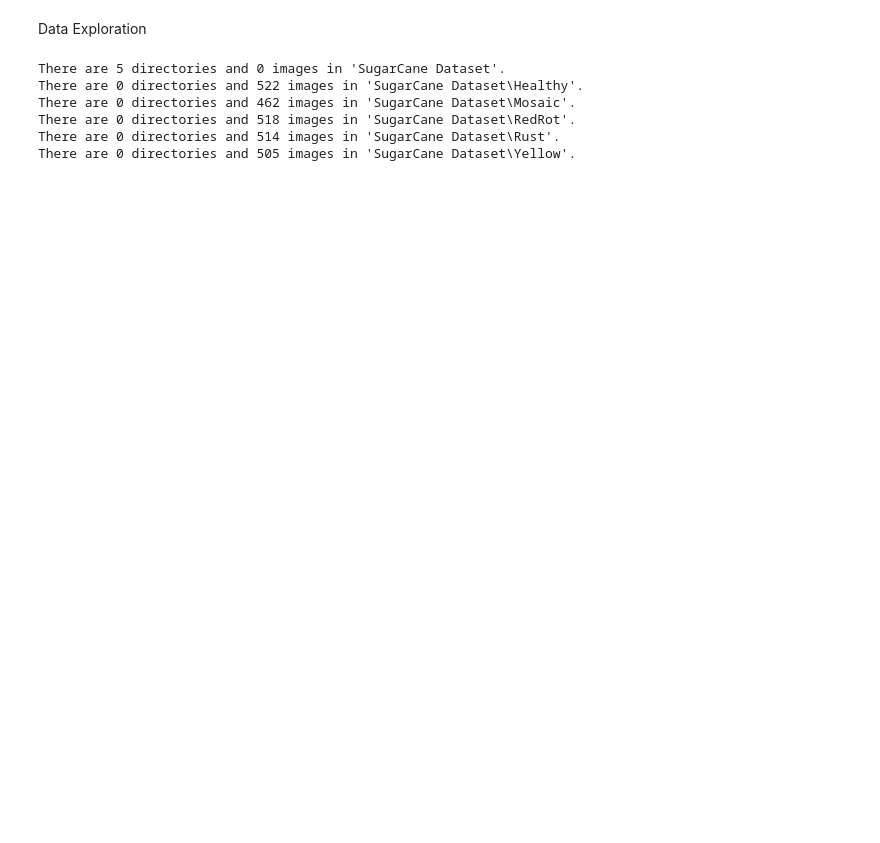
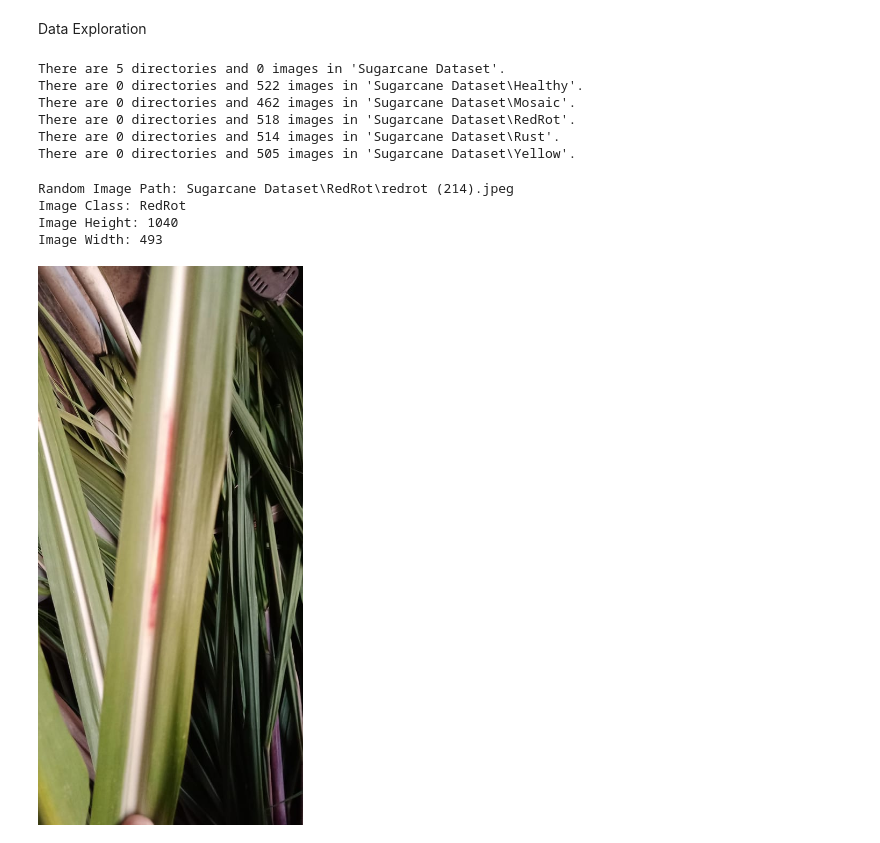
Before and after one commit to MayukhTunga/SugarCane-Disease-Prediction, a Jupyter notebook: train.ipynb, the cells around one changed output. Cells and saved outputs as stored; diff of their text form; code cells hidden in the pictures; blank space fills up the shorter version.

Commit message:
Image Visualisation and splitting dataset

```diff
--- a/train.ipynb
+++ b/train.ipynb
@@ -6,5 +10,5 @@ import numpy as np
 # %%
-image_path = "SugarCane Dataset"
+image_path = Path("Sugarcane Dataset")
 # %% [markdown]
 Data Exploration
 # %%
@@ -15,9 +19,9 @@ def walk_through_dir(dir_path):
 
 walk_through_dir(image_path)
 # %% [output]
-There are 5 directories and 0 images in 'SugarCane Dataset'.
-There are 0 directories and 522 images in 'SugarCane Dataset\Healthy'.
-There are 0 directories and 462 images in 'SugarCane Dataset\Mosaic'.
-There are 0 directories and 518 images in 'SugarCane Dataset\RedRot'.
-There are 0 directories and 514 images in 'SugarCane Dataset\Rust'.
-There are 0 directories and 505 images in 'SugarCane Dataset\Yellow'.
+There are 5 directories and 0 images in 'Sugarcane Dataset'.
+There are 0 directories and 522 images in 'Sugarcane Dataset\Healthy'.
+There are 0 directories and 462 images in 'Sugarcane Dataset\Mosaic'.
+There are 0 directories and 518 images in 'Sugarcane Dataset\RedRot'.
+There are 0 directories and 514 images in 'Sugarcane Dataset\Rust'.
+There are 0 directories and 505 images in 'Sugarcane Dataset\Yellow'.
@@ -23,0 +38,22 @@ There are 0 directories and 505 images in 'SugarCane Dataset\Yellow'.
+# %%
+import random
+from PIL import Image
+
+image_path_list = list(image_path.glob("*/*.jpeg"))
+
+random_image_path = random.choice(image_path_list)
+image_class = random_image_path.parent.stem
+
+img = Image.open(random_image_path)
+
+print(f"Random Image Path: {random_image_path}")
+print(f"Image Class: {image_class}")
+print(f"Image Height: {img.height}")
+print(f"Image Width: {img.width}")
+img
+# %% [output]
+Random Image Path: Sugarcane Dataset\RedRot\redrot (214).jpeg
+Image Class: RedRot
+Image Height: 1040
+Image Width: 493
+[figure, added]
```
Also changed, not shown: parts of 5 cells of this notebook.
